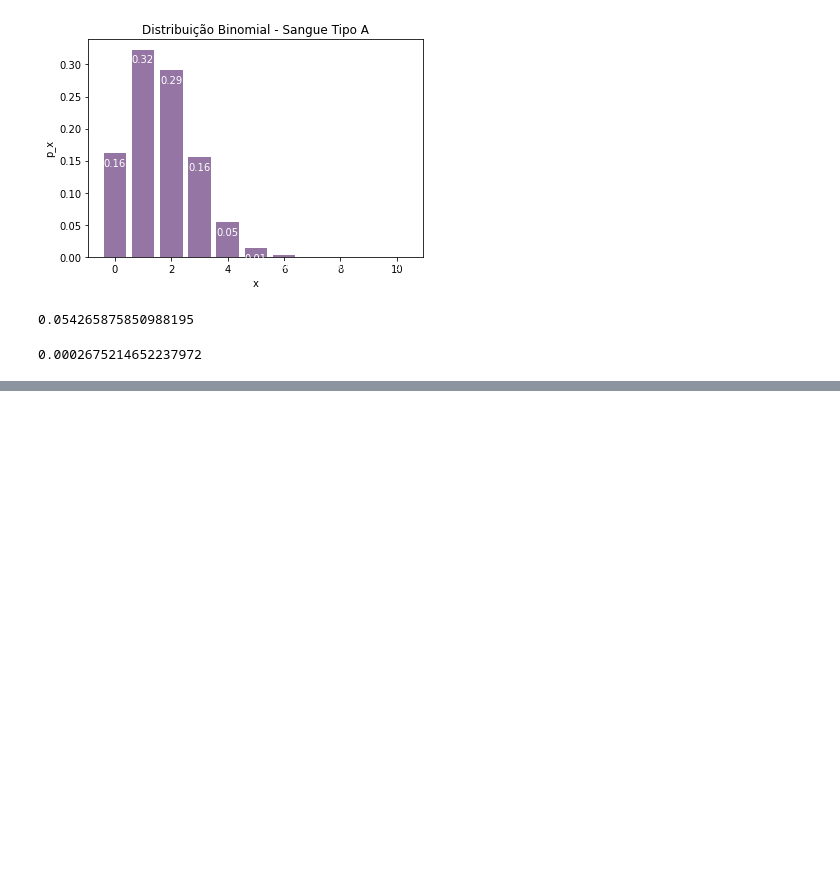
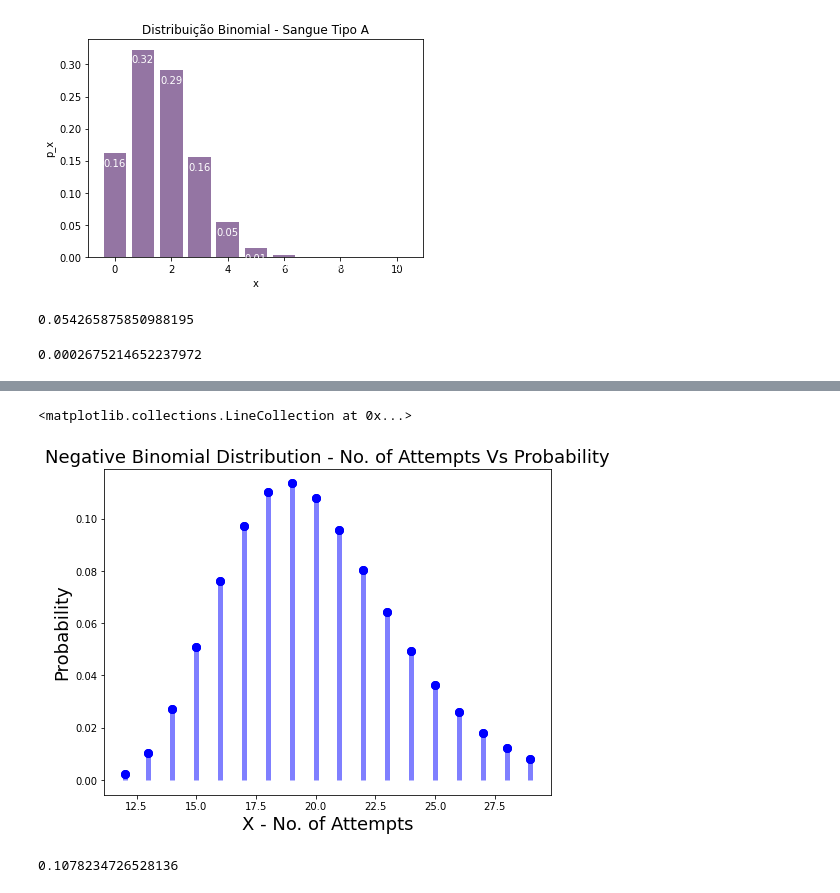
Before and after one commit to JoaoDiamantino/statistics_python, a Jupyter notebook: Statistics_I_USP.ipynb, the cells around one changed output, grey strips where cells are left out. Saved outputs shown, nothing was run; the diff lists cells and outputs as text; code cells hidden in the pictures; blank space fills up the shorter version.

```diff
--- a/Statistics_I_USP.ipynb
+++ b/Statistics_I_USP.ipynb
@@ -294,0 +307,35 @@ p_x[7] +p_x[8] + p_x[9] + p_x[10]
+# %%
+# Negative Binomial Distribution
+
+import numpy as np
+from scipy.stats import nbinom
+import matplotlib.pyplot as plt
+#
+# X = Discrete negative binomial random variable representing number of attempts required to get r=12 right questions
+# P = Probability of a single success
+#
+X = np.arange(12,30)
+r = 12
+P = 0.6
+#
+# Calculate geometric probability distribution
+#
+nbinom_pd = nbinom.pmf(X - 12 , r, P)
+#
+# Plot the probability distribution
+#
+fig, ax = plt.subplots(1, 1, figsize=(8, 6))
+ax.plot(X, nbinom_pd, 'bo', ms=8, label='nbinom pmf')
+ax.plot(X, nbinom_pd, 'bo', ms=8, label='nbinom pmf')
+plt.ylabel("Probability", fontsize="18")
+plt.xlabel("X - No. of Attempts", fontsize="18")
+plt.title("Negative Binomial Distribution - No. of Attempts Vs Probability", fontsize="18")
+ax.vlines(X, 0, nbinom_pd, colors='b', lw=5, alpha=0.5)
+# %% [output]
+<matplotlib.collections.LineCollection at 0x...>
+[figure, added]
+# %%
+# P(X=20)
+nbinom_pd[20-12]
+# %% [output]
+0.1078234726528136
```
Also changed, not shown: parts of 2 cells of this notebook.
